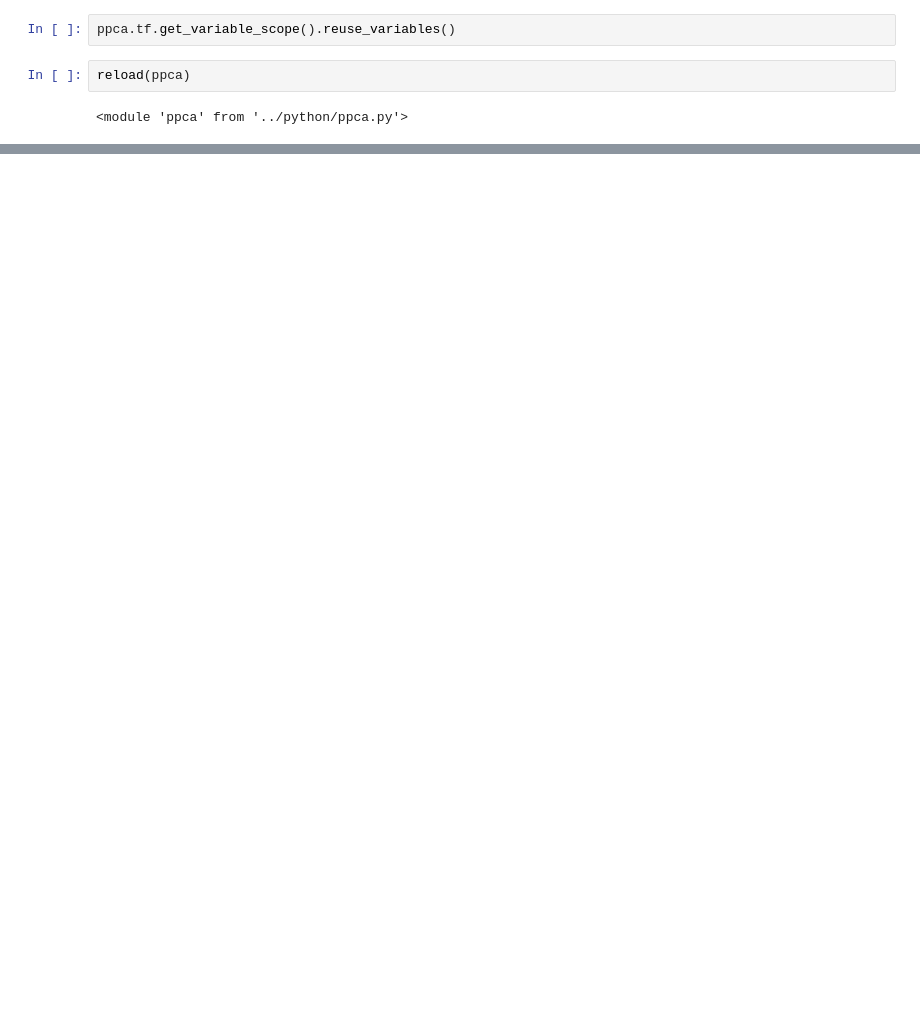
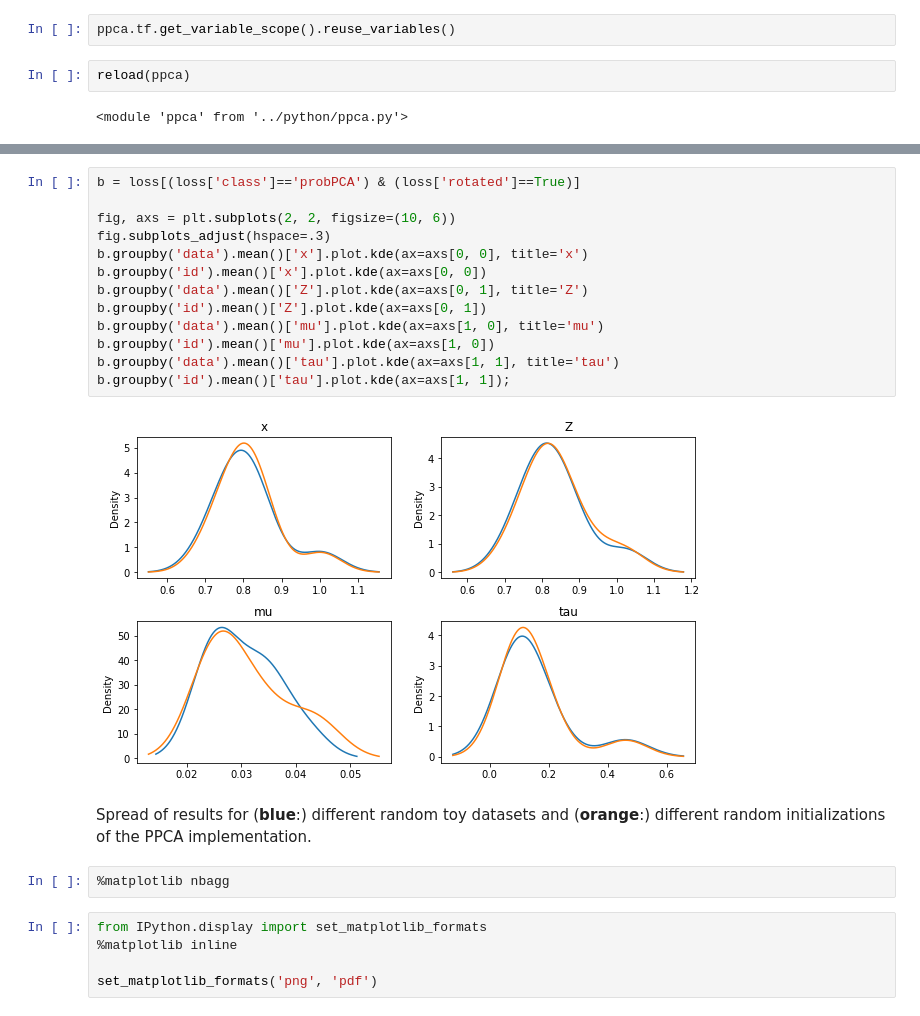
Before and after one commit to betaplane/cezanne, a Jupyter notebook: notebooks/PPCA.ipynb, the cells around one changed output, grey strips where cells are left out. Cells and saved outputs as stored; diff of their text form; blank space fills up the shorter version.

```diff
--- a/notebooks/PPCA.ipynb
+++ b/notebooks/PPCA.ipynb
@@ -158,0 +192,24 @@ p.inference
+# %%
+b = loss[(loss['class']=='probPCA') & (loss['rotated']==True)]
+
+fig, axs = plt.subplots(2, 2, figsize=(10, 6))
+fig.subplots_adjust(hspace=.3)
+b.groupby('data').mean()['x'].plot.kde(ax=axs[0, 0], title='x')
+b.groupby('id').mean()['x'].plot.kde(ax=axs[0, 0])
+b.groupby('data').mean()['Z'].plot.kde(ax=axs[0, 1], title='Z')
+b.groupby('id').mean()['Z'].plot.kde(ax=axs[0, 1])
+b.groupby('data').mean()['mu'].plot.kde(ax=axs[1, 0], title='mu')
+b.groupby('id').mean()['mu'].plot.kde(ax=axs[1, 0])
+b.groupby('data').mean()['tau'].plot.kde(ax=axs[1, 1], title='tau')
+b.groupby('id').mean()['tau'].plot.kde(ax=axs[1, 1]);
+# %% [output]
+[figure, added]
+# %% [markdown]
+Spread of results for (**blue**:) different random toy datasets and (**orange**:) different random initializations of the PPCA implementation.
+# %%
+%matplotlib nbagg
+# %%
+from IPython.display import set_matplotlib_formats
+%matplotlib inline
+
+set_matplotlib_formats('png', 'pdf')
```
Also changed, not shown: parts of 21 cells of this notebook, 6 other files.
